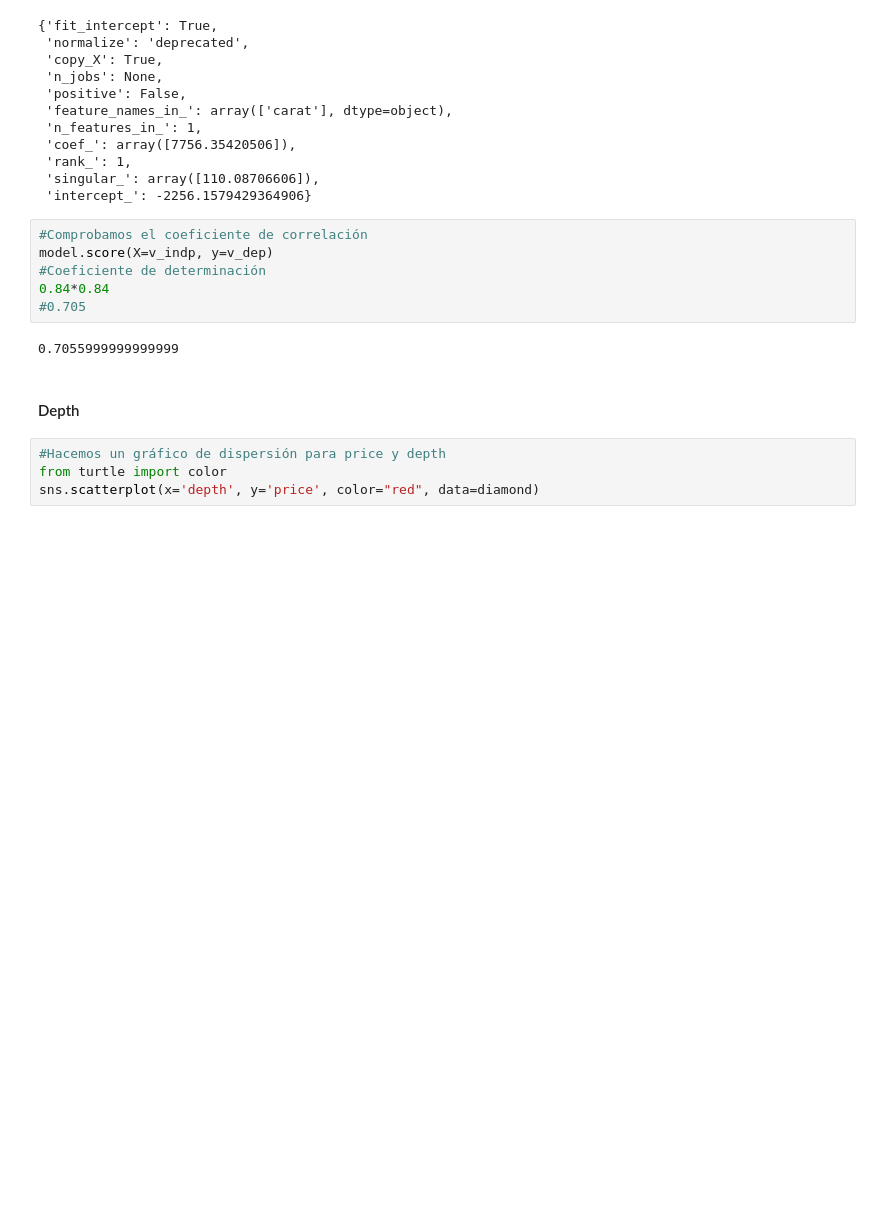
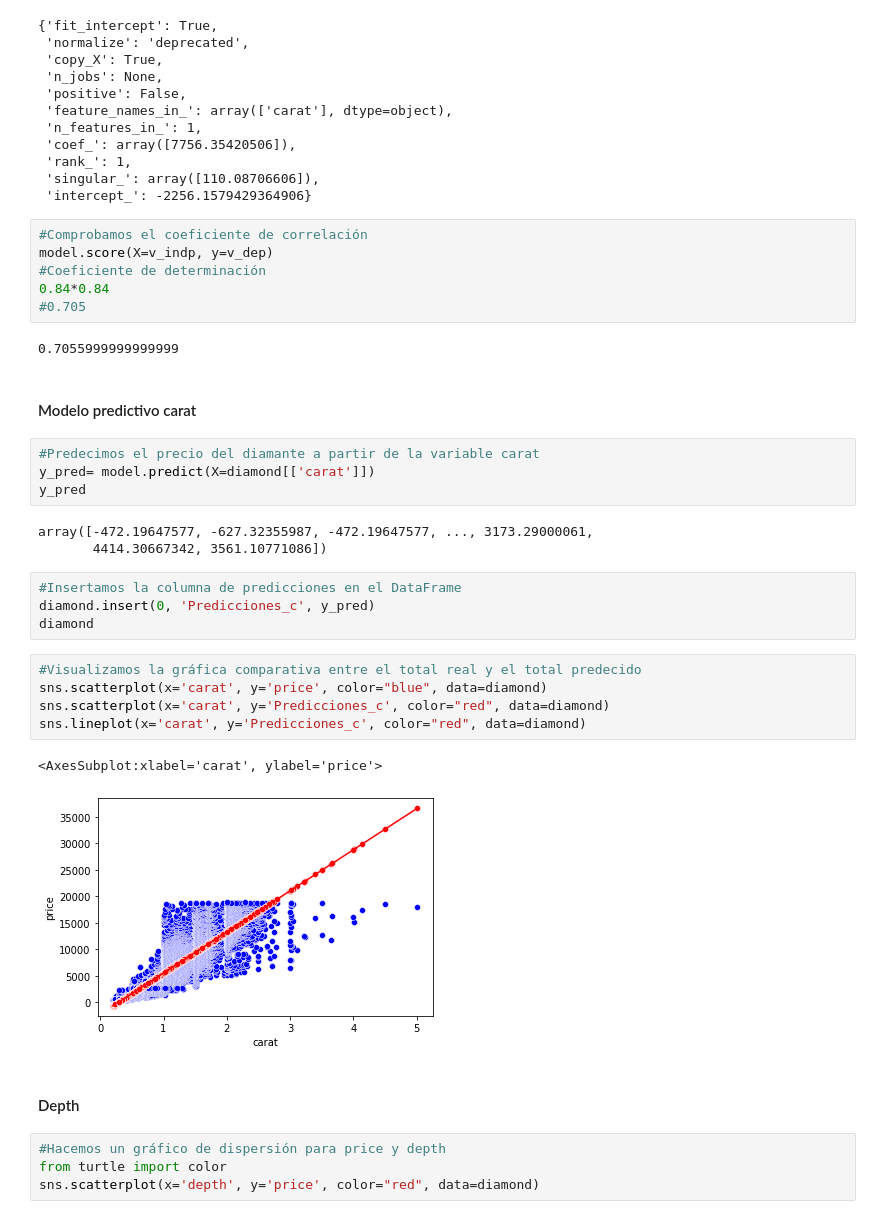
Before and after one commit to Papitasrancheras/A1_TC2003B.202, a Jupyter notebook: a1correlacion.ipynb, the cells around one changed output. Saved outputs shown, nothing was run; the diff lists cells and outputs as text; blank space fills up the shorter version.

Commit message:
Modelos predictivos

```diff
--- a/a1correlacion.ipynb
+++ b/a1correlacion.ipynb
@@ -141,6 +128,27 @@ model.score(X=v_indp, y=v_dep)
 #0.705
 # %% [output]
 0.7055999999999999
+# %% [markdown]
+#### Modelo predictivo carat
+# %%
+#Predecimos el precio del diamante a partir de la variable carat
+y_pred= model.predict(X=diamond[['carat']])
+y_pred
+# %% [output]
+array([-472.19647577, -627.32355987, -472.19647577, ..., 3173.29000061,
+       4414.30667342, 3561.10771086])
+# %%
+#Insertamos la columna de predicciones en el DataFrame
+diamond.insert(0, 'Predicciones_c', y_pred)
+diamond
+# %%
+#Visualizamos la gráfica comparativa entre el total real y el total predecido
+sns.scatterplot(x='carat', y='price', color="blue", data=diamond)
+sns.scatterplot(x='carat', y='Predicciones_c', color="red", data=diamond)
+sns.lineplot(x='carat', y='Predicciones_c', color="red", data=diamond)
+# %% [output]
+<AxesSubplot:xlabel='carat', ylabel='price'>
+[figure, added]
 # %% [markdown]
 #### Depth
 # %%
```
Also changed, not shown: parts of 12 cells of this notebook.
